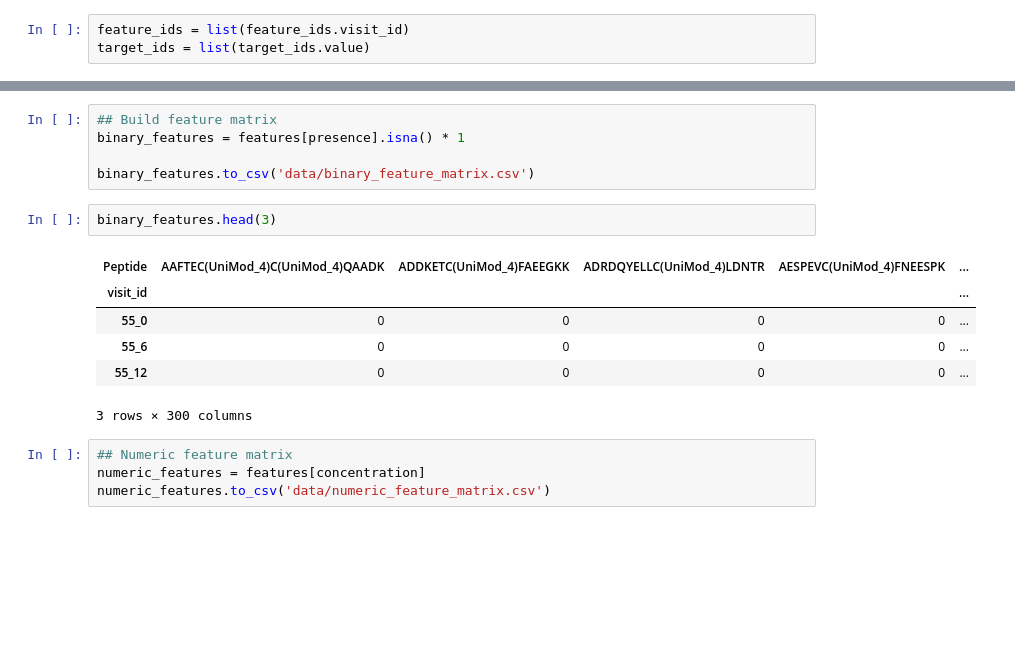
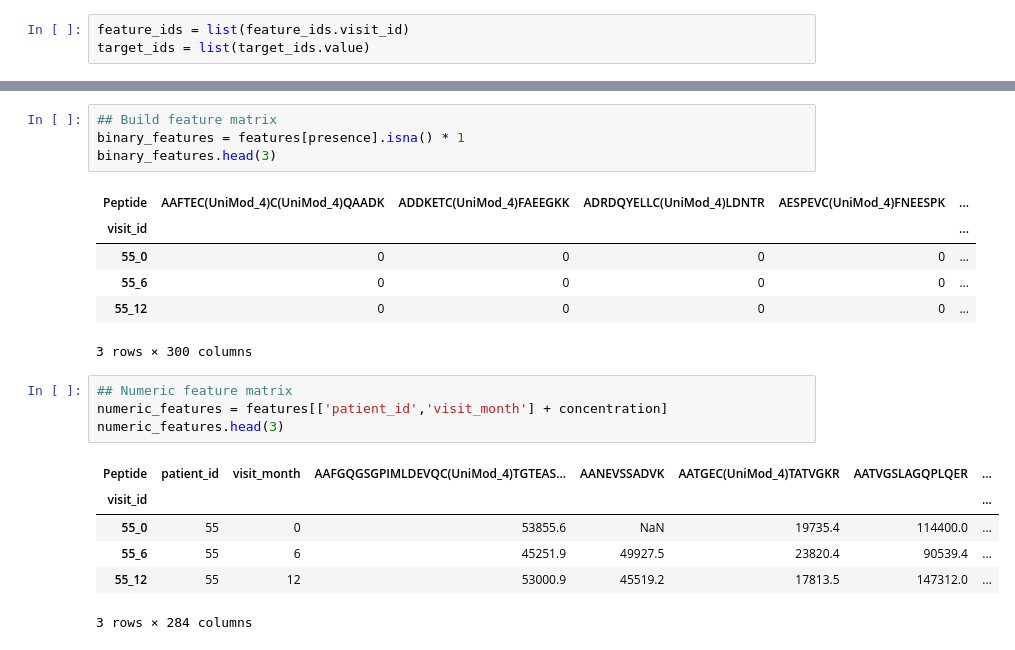
Before and after one commit to chris-hedemann/peptide-parkinsons-challenge, a Jupyter notebook: eda.ipynb, the cells around one changed output, grey strips where cells are left out. Saved outputs shown, nothing was run; the diff lists cells and outputs as text; blank space fills up the shorter version.

```diff
--- a/eda.ipynb
+++ b/eda.ipynb
@@ -920,18 +927,22 @@ features
 # %%
 ## Build feature matrix
 binary_features = features[presence].isna() * 1
-
-binary_features.to_csv('data/binary_feature_matrix.csv')
+binary_features.head(3)
+# %% [output]
+| Peptide | AAFTEC(UniMod_4)C(UniMod_4)QAADK | ADDKETC(UniMod_4)FAEEGKK | ADRDQYELLC(UniMod_4)LDNTR | AESPEVC(UniMod_4)FNEESPK | ... |
+| visit_id |  |  |  |  | ... |
+| 55_0 | 0 | 0 | 0 | 0 | ... |
+| 55_6 | 0 | 0 | 0 | 0 | ... |
+| 55_12 | 0 | 0 | 0 | 0 | ... |
+3 rows × 300 columns
-# %%
-binary_features.head(3)
-# %% [output]
-| Peptide | AAFTEC(UniMod_4)C(UniMod_4)QAADK | ADDKETC(UniMod_4)FAEEGKK | ADRDQYELLC(UniMod_4)LDNTR | AESPEVC(UniMod_4)FNEESPK | ... |
-| visit_id |  |  |  |  | ... |
-| 55_0 | 0 | 0 | 0 | 0 | ... |
-| 55_6 | 0 | 0 | 0 | 0 | ... |
-| 55_12 | 0 | 0 | 0 | 0 | ... |
-3 rows × 300 columns
 # %%
 ## Numeric feature matrix
-numeric_features = features[concentration]
-numeric_features.to_csv('data/numeric_feature_matrix.csv')
+numeric_features = features[['patient_id','visit_month'] + concentration]
+numeric_features.head(3)
+# %% [output]
+| Peptide | patient_id | visit_month | AAFGQGSGPIMLDEVQC(UniMod_4)TGTEAS... | AANEVSSADVK | AATGEC(UniMod_4)TATVGKR | AATVGSLAGQPLQER | ... |
+| visit_id |  |  |  |  |  |  | ... |
+| 55_0 | 55 | 0 | 53855.6 | NaN | 19735.4 | 114400.0 | ... |
+| 55_6 | 55 | 6 | 45251.9 | 49927.5 | 23820.4 | 90539.4 | ... |
+| 55_12 | 55 | 12 | 53000.9 | 45519.2 | 17813.5 | 147312.0 | ... |
+3 rows × 284 columns
```
Also changed, not shown: parts of 6 cells of this notebook, 2 other files.
